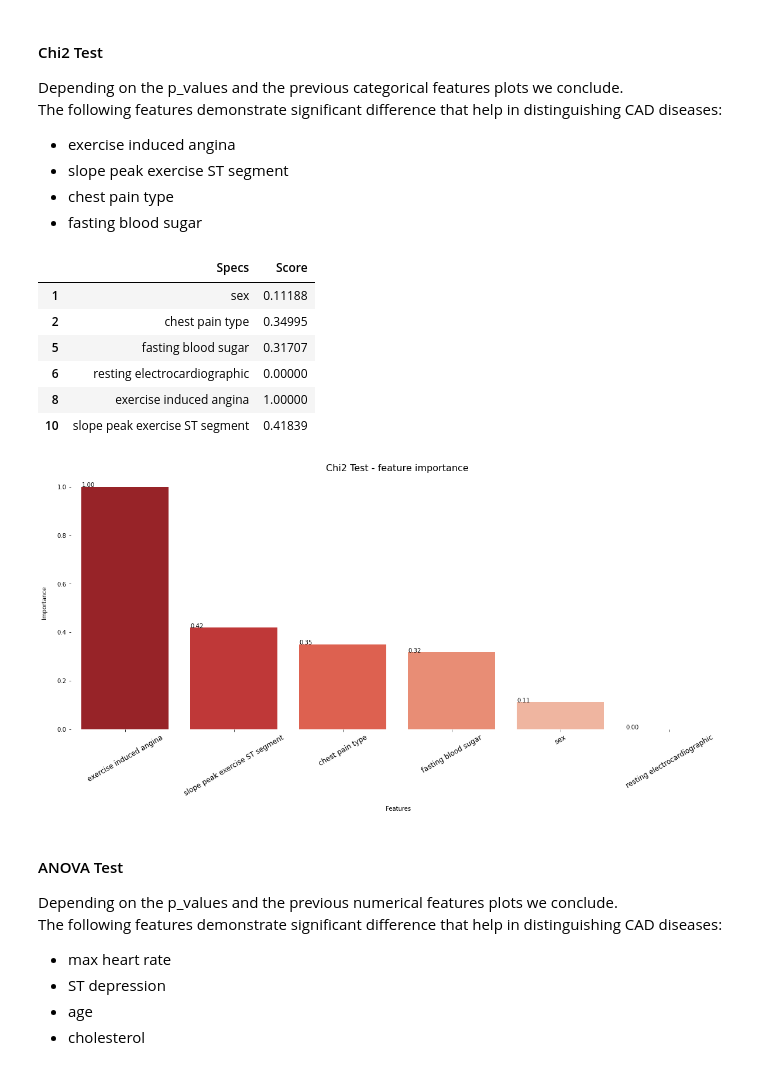
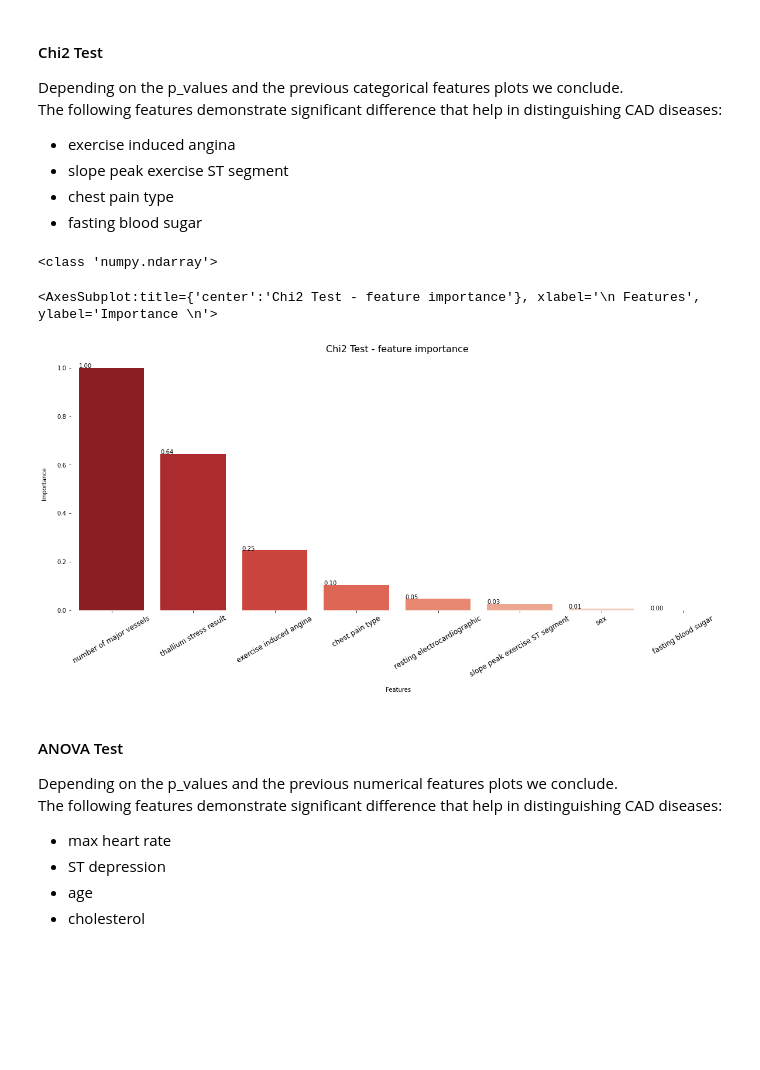
Before and after one commit to Nicola-Ibrahim/Heart-Diseases-Prediction, a Jupyter notebook: HeartDiseasePrediction-Multioutputs.ipynb, the cells around one changed output. Drawn from its saved outputs; the diff is of its cells as text; code cells hidden in the pictures; blank space fills up the shorter version.

```diff
--- a/HeartDiseasePrediction-Multioutputs.ipynb
+++ b/HeartDiseasePrediction-Multioutputs.ipynb
@@ -118,7 +120,7 @@ def load_data(path:str) -> tuple[pd.DataFrame, pd.DataFrame]:
     """
     data = pd.read_csv(path)
 
-    train_data, test_data = train_test_split(data, random_state=33, test_size=0.2)
+    train_data, test_data = train_test_split(data, random_state=33, test_size=0.3)
     print ('Train set shape:  ', train_data.shape)
     print ('Test set shape:   ', test_data.shape)
 
@@ -203,8 +207,10 @@ thallium stress result            2
 number of major vessels           4
 dtype: int64
 # %%
-# remove null values from training set
-train_data.dropna(inplace=True)
+# Replace null values from training set
+mode_imputer = SimpleImputer(strategy='most_frequent')
+train_data[['thallium stress result','number of major vessels']] = mode_imputer.fit_transform(train_data[['thallium stress result','number of major vessels']])
+test_data[['thallium stress result','number of major vessels']] = mode_imputer.transform(test_data[['thallium stress result','number of major vessels']])
 # %% [markdown]
 ## Duplicates
 # %%
@@ -285,8 +288,8 @@ train_w_cat_data['slope peak exercise ST segment'] = train_w_cat_data['slope pea
 train_w_cat_data['thallium stress result'] = train_w_cat_data['thallium stress result'].map({
         3:'normal', 6:'fixed defect', 7:'reversible defect'})
 
-train_w_cat_data['target'] = train_w_cat_data['target'].map({0:'no disease', 1:'risk 1',
-        2:'risk 2', 3:'risk 3', 4:'risk 4'})
+train_w_cat_data['target'] = train_w_cat_data['target'].map({0:'no disease', 1:'LAD',
+        2:'LCX', 3:'RCA', 4:'highest'})
 
 train_w_cat_data.head(5)
 # %% [output]
@@ -473,8 +473,11 @@ plot_boxen(train_w_cat_data)
 **Cholesterol** and **ST depression** are not follow the normal distribution<br>
 so we will transform them to be normally distributed
 # %%
-# train_data[["cholesterol","ST depression"]] = qt.fit_transform(train_data[["cholesterol","ST depression"]])
-# test_data[["cholesterol","ST depression"]] = qt.transform(test_data[["cholesterol","ST depression"]])
+rng = np.random.RandomState(304)
+qt = QuantileTransformer(n_quantiles=500, output_distribution='normal',
+                                random_state=rng)
+train_data[["serum cholestoral","ST depression"]] = qt.fit_transform(train_data[["serum cholestoral","ST depression"]])
+test_data[["serum cholestoral","ST depression"]] = qt.transform(test_data[["serum cholestoral","ST depression"]])
 # %% [markdown]
 ## Selection
 # %% [markdown]
@@ -601,16 +608,10 @@ The following features demonstrate significant difference that help in distingui
 # %%
 chi2_rank = FeatureRank(chi2, train_data[cat_cols], train_data['target'])
 chi2_rank.feat_imp_plot('Chi2 Test - feature importance', sorting=True)
-chi2_rank.test_result.res
 # %% [output]
-|  | Specs | Score |
-| 1 | sex | 0.11188 |
-| 2 | chest pain type | 0.34995 |
-| 5 | fasting blood sugar | 0.31707 |
-| 6 | resting electrocardiographic | 0.00000 |
-| 8 | exercise induced angina | 1.00000 |
-| 10 | slope peak exercise ST segment | 0.41839 |
+<class 'numpy.ndarray'>
+<AxesSubplot:title={'center':'Chi2 Test - feature importance'}, xlabel='\n Features', ylabel='Importance \n'>
-[figure, old version]
+[figure, new version]
 # %% [markdown]
 #### ANOVA Test
 Depending on the p_values and the previous numerical features plots we conclude.<br>
```
Also changed, not shown: parts of 50 cells of this notebook.
